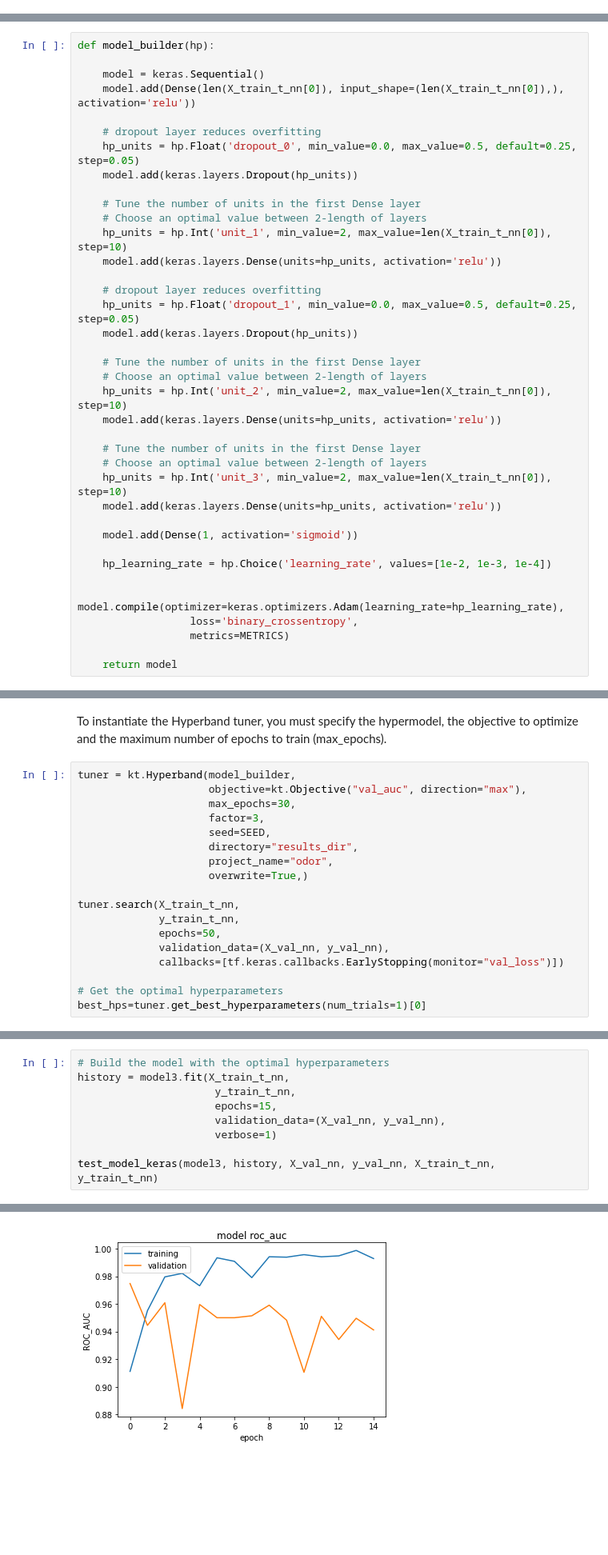
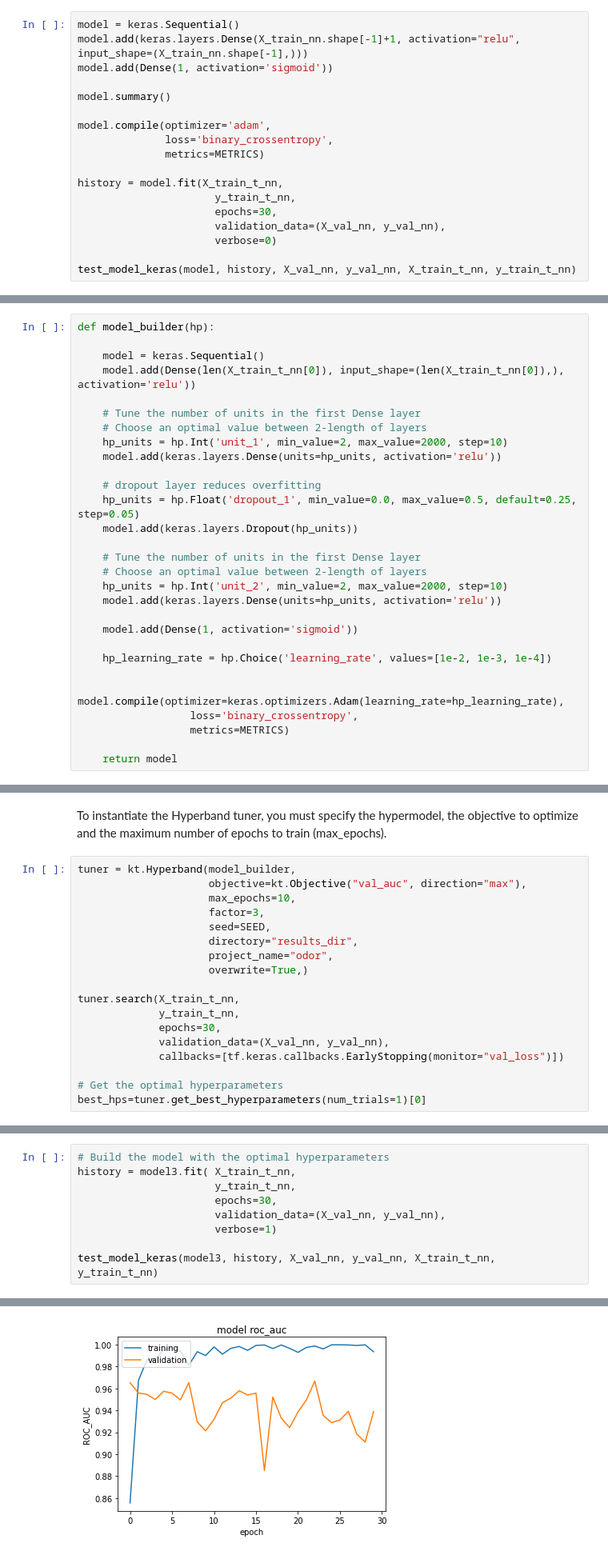
Before and after one commit to Zoya-Anwar/PythonSmellClassifiers-Mark, a Jupyter notebook: smell-classifier.py.ipynb, the cells around one changed output, grey strips where cells are left out. Shown at 80% size. Saved outputs shown, nothing was run; the diff lists cells and outputs as text; blank space fills up the shorter version.

Commit message:
Updates to Keras

```diff
--- a/smell-classifier.py.ipynb
+++ b/smell-classifier.py.ipynb
@@ -1169,0 +1090,18 @@ _________________________________________________________________
+# %%
+model = keras.Sequential()
+model.add(keras.layers.Dense(X_train_nn.shape[-1]+1, activation="relu", input_shape=(X_train_nn.shape[-1],)))
+model.add(Dense(1, activation='sigmoid'))
+
+model.summary()
+
+model.compile(optimizer='adam',
+              loss='binary_crossentropy',
+              metrics=METRICS)
+
+history = model.fit(X_train_t_nn,
+                      y_train_t_nn,
+                      epochs=30,
+                      validation_data=(X_val_nn, y_val_nn),
+                      verbose=0)
+
+test_model_keras(model, history, X_val_nn, y_val_nn, X_train_t_nn, y_train_t_nn)
@@ -1173,13 +1132,9 @@ def model_builder(hp):
     model = keras.Sequential()
     model.add(Dense(len(X_train_t_nn[0]), input_shape=(len(X_train_t_nn[0]),), activation='relu'))
 
-    # dropout layer reduces overfitting
-    hp_units = hp.Float('dropout_0', min_value=0.0, max_value=0.5, default=0.25, step=0.05)
-    model.add(keras.layers.Dropout(hp_units))
-
     # Tune the number of units in the first Dense layer
     # Choose an optimal value between 2-length of layers
-    hp_units = hp.Int('unit_1', min_value=2, max_value=len(X_train_t_nn[0]), step=10)
+    hp_units = hp.Int('unit_1', min_value=2, max_value=2000, step=10)
     model.add(keras.layers.Dense(units=hp_units, activation='relu'))
 
     # dropout layer reduces overfitting
@@ -1188,12 +1143,7 @@ def model_builder(hp):
 
     # Tune the number of units in the first Dense layer
     # Choose an optimal value between 2-length of layers
-    hp_units = hp.Int('unit_2', min_value=2, max_value=len(X_train_t_nn[0]), step=10)
-    model.add(keras.layers.Dense(units=hp_units, activation='relu'))
-
-    # Tune the number of units in the first Dense layer
-    # Choose an optimal value between 2-length of layers
-    hp_units = hp.Int('unit_3', min_value=2, max_value=len(X_train_t_nn[0]), step=10)
+    hp_units = hp.Int('unit_2', min_value=2, max_value=2000, step=10)
     model.add(keras.layers.Dense(units=hp_units, activation='relu'))
 
     model.add(Dense(1, activation='sigmoid'))
@@ -1214,7 +1164,7 @@ To instantiate the Hyperband tuner, you must specify the hypermodel, the objecti
 # %%
 tuner = kt.Hyperband(model_builder,
                      objective=kt.Objective("val_auc", direction="max"),
-                     max_epochs=30,
+                     max_epochs=10,
                      factor=3,
                      seed=SEED,
                      directory="results_dir",
@@ -1223,7 +1173,7 @@ tuner = kt.Hyperband(model_builder,
 
 tuner.search(X_train_t_nn,
              y_train_t_nn,
-             epochs=50,
+             epochs=30,
              validation_data=(X_val_nn, y_val_nn),
              callbacks=[tf.keras.callbacks.EarlyStopping(monitor="val_loss")])
 
@@ -1285,8 +1230,8 @@ _________________________________________________________________
 # %%
 # Build the model with the optimal hyperparameters
-history = model3.fit(X_train_t_nn,
+history = model3.fit( X_train_t_nn,
                       y_train_t_nn,
-                      epochs=15,
+                      epochs=30,
                       validation_data=(X_val_nn, y_val_nn),
                       verbose=1)
 
@@ -1312 +1257 @@ Epoch 15/15
-[figure, old version]
+[figure, new version]
```
Also changed, not shown: parts of 60 cells of this notebook.
